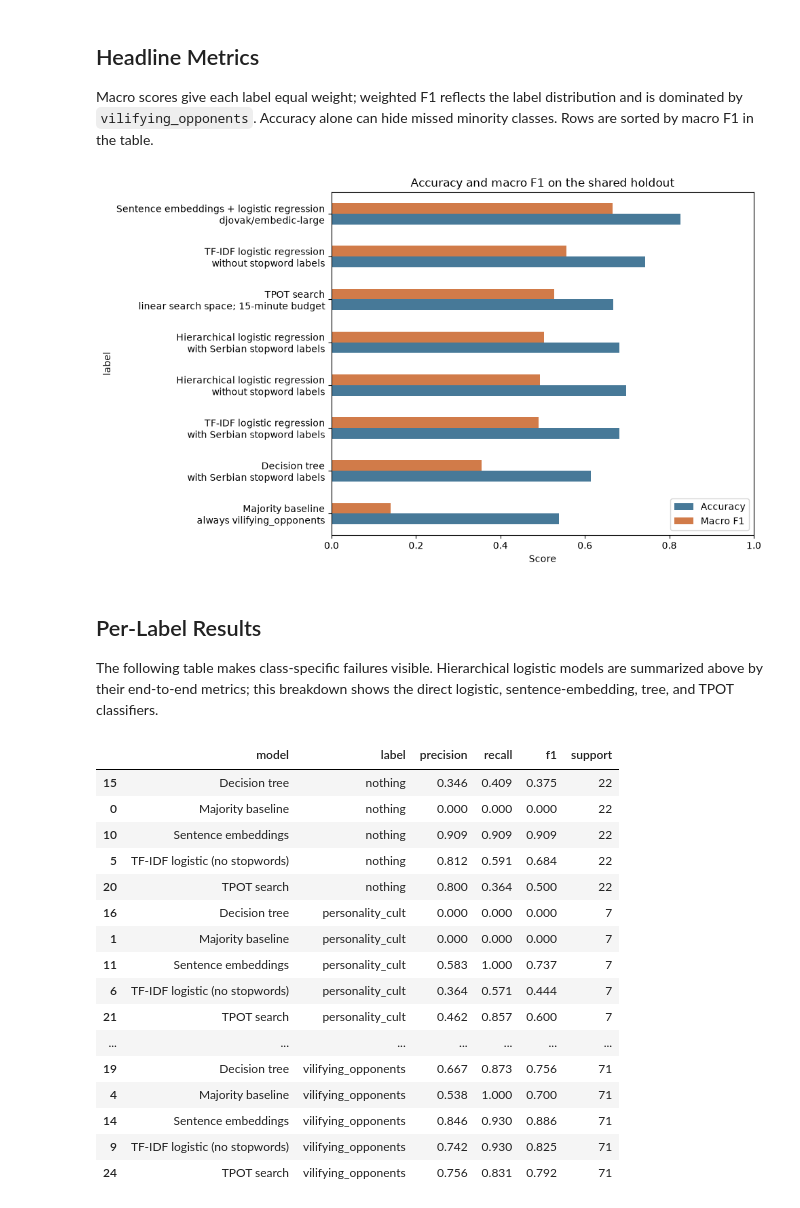
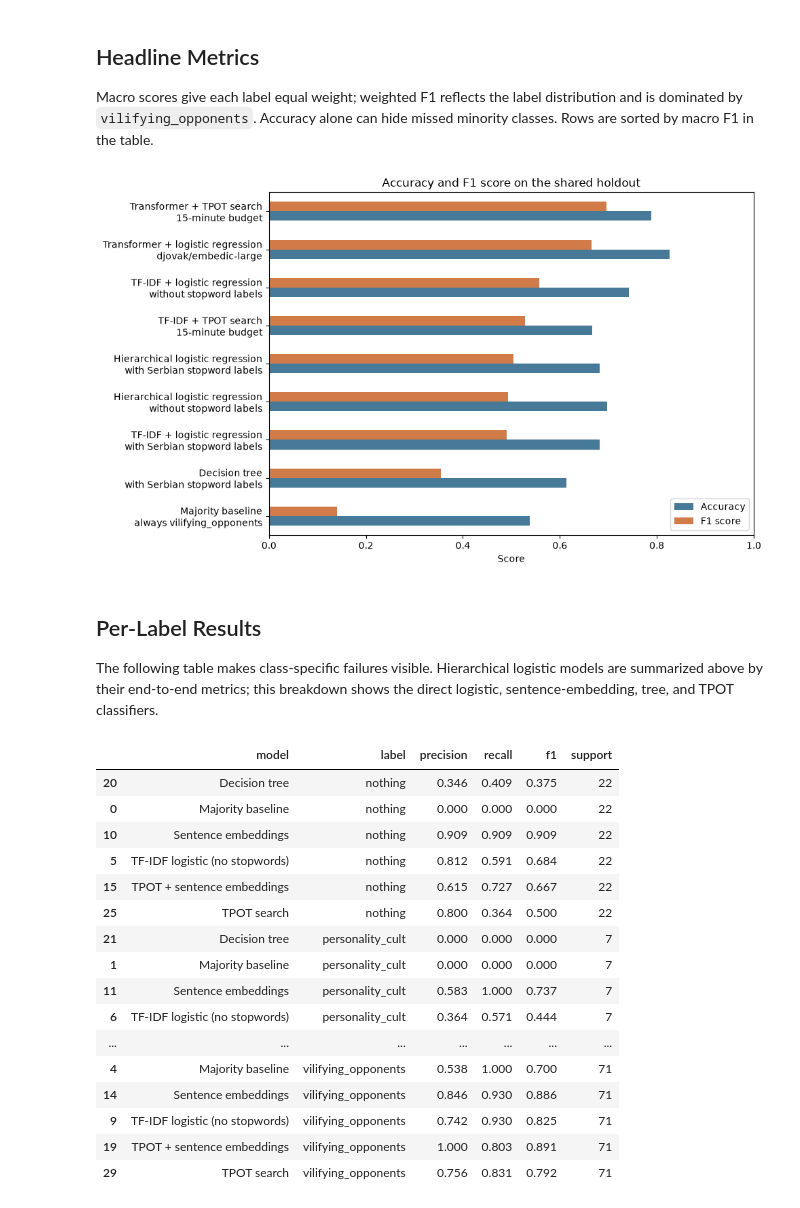
Before and after one commit to jtakalai/propaganda-radar, a Jupyter notebook: regression/model_comparison.ipynb, the cells around one changed output. Drawn from its saved outputs; the diff is of its cells as text; code cells hidden in the pictures.

```diff
--- a/regression/model_comparison.ipynb
+++ b/regression/model_comparison.ipynb
@@ -124,18 +152,19 @@ Macro scores give each label equal weight; weighted F1 reflects the label distri
 # %%
 plot_data = overview.assign(
     label=overview["model"] + "\n" + overview["variant"]
 ).sort_values("macro_f1")
 plot_data = plot_data.set_index("label")[["accuracy", "macro_f1"]]
 
 axes = plot_data.plot.barh(figsize=(10, 6), color=["#477998", "#d17b49"])
 axes.set_xlabel("Score")
+axes.set_ylabel(None)
 axes.set_xlim(0, 1)
-axes.set_title("Accuracy and macro F1 on the shared holdout")
-axes.legend(["Accuracy", "Macro F1"], loc="lower right")
+axes.set_title("Accuracy and F1 score on the shared holdout")
+axes.legend(["Accuracy", "F1 score"], loc="lower right")
 plt.tight_layout()
 plt.show()
 # %% [output]
-[figure, old version]
+[figure, new version]
 # %% [markdown]
 ## Per-Label Results
 
@@ -157,6 +186,11 @@ class_metrics = pd.DataFrame([
     ("Sentence embeddings", "vilifying_eu", 0.000, 0.000, 0.000, 12),
     ("Sentence embeddings", "vilifying_neighbours", 0.800, 0.800, 0.800, 20),
     ("Sentence embeddings", "vilifying_opponents", 0.846, 0.930, 0.886, 71),
+    ("TPOT + sentence embeddings", "nothing", 0.615, 0.727, 0.667, 22),
+    ("TPOT + sentence embeddings", "personality_cult", 0.375, 0.429, 0.400, 7),
+    ("TPOT + sentence embeddings", "vilifying_eu", 0.667, 0.833, 0.741, 12),
+    ("TPOT + sentence embeddings", "vilifying_neighbours", 0.692, 0.900, 0.783, 20),
+    ("TPOT + sentence embeddings", "vilifying_opponents", 1.000, 0.803, 0.891, 71),
     ("Decision tree", "nothing", 0.346, 0.409, 0.375, 22),
     ("Decision tree", "personality_cult", 0.000, 0.000, 0.000, 7),
     ("Decision tree", "vilifying_eu", 0.000, 0.000, 0.000, 12),
@@ -185,22 +219,22 @@ display(
 )
 # %% [output]
 |  | model | label | precision | recall | f1 | support |
-| 15 | Decision tree | nothing | 0.346 | 0.409 | 0.375 | 22 |
+| 20 | Decision tree | nothing | 0.346 | 0.409 | 0.375 | 22 |
 | 0 | Majority baseline | nothing | 0.000 | 0.000 | 0.000 | 22 |
 | 10 | Sentence embeddings | nothing | 0.909 | 0.909 | 0.909 | 22 |
 | 5 | TF-IDF logistic (no stopwords) | nothing | 0.812 | 0.591 | 0.684 | 22 |
-| 20 | TPOT search | nothing | 0.800 | 0.364 | 0.500 | 22 |
-| 16 | Decision tree | personality_cult | 0.000 | 0.000 | 0.000 | 7 |
+| 15 | TPOT + sentence embeddings | nothing | 0.615 | 0.727 | 0.667 | 22 |
+| 25 | TPOT search | nothing | 0.800 | 0.364 | 0.500 | 22 |
+| 21 | Decision tree | personality_cult | 0.000 | 0.000 | 0.000 | 7 |
 | 1 | Majority baseline | personality_cult | 0.000 | 0.000 | 0.000 | 7 |
 | 11 | Sentence embeddings | personality_cult | 0.583 | 1.000 | 0.737 | 7 |
 | 6 | TF-IDF logistic (no stopwords) | personality_cult | 0.364 | 0.571 | 0.444 | 7 |
-| 21 | TPOT search | personality_cult | 0.462 | 0.857 | 0.600 | 7 |
 | ... | ... | ... | ... | ... | ... | ... |
-| 19 | Decision tree | vilifying_opponents | 0.667 | 0.873 | 0.756 | 71 |
 | 4 | Majority baseline | vilifying_opponents | 0.538 | 1.000 | 0.700 | 71 |
 | 14 | Sentence embeddings | vilifying_opponents | 0.846 | 0.930 | 0.886 | 71 |
 | 9 | TF-IDF logistic (no stopwords) | vilifying_opponents | 0.742 | 0.930 | 0.825 | 71 |
-| 24 | TPOT search | vilifying_opponents | 0.756 | 0.831 | 0.792 | 71 |
+| 19 | TPOT + sentence embeddings | vilifying_opponents | 1.000 | 0.803 | 0.891 | 71 |
+| 29 | TPOT search | vilifying_opponents | 0.756 | 0.831 | 0.792 | 71 |
 # %% [markdown]
 ## Reading the Result
 
```
Also changed, not shown: parts of 3 cells of this notebook, 5 other files.
